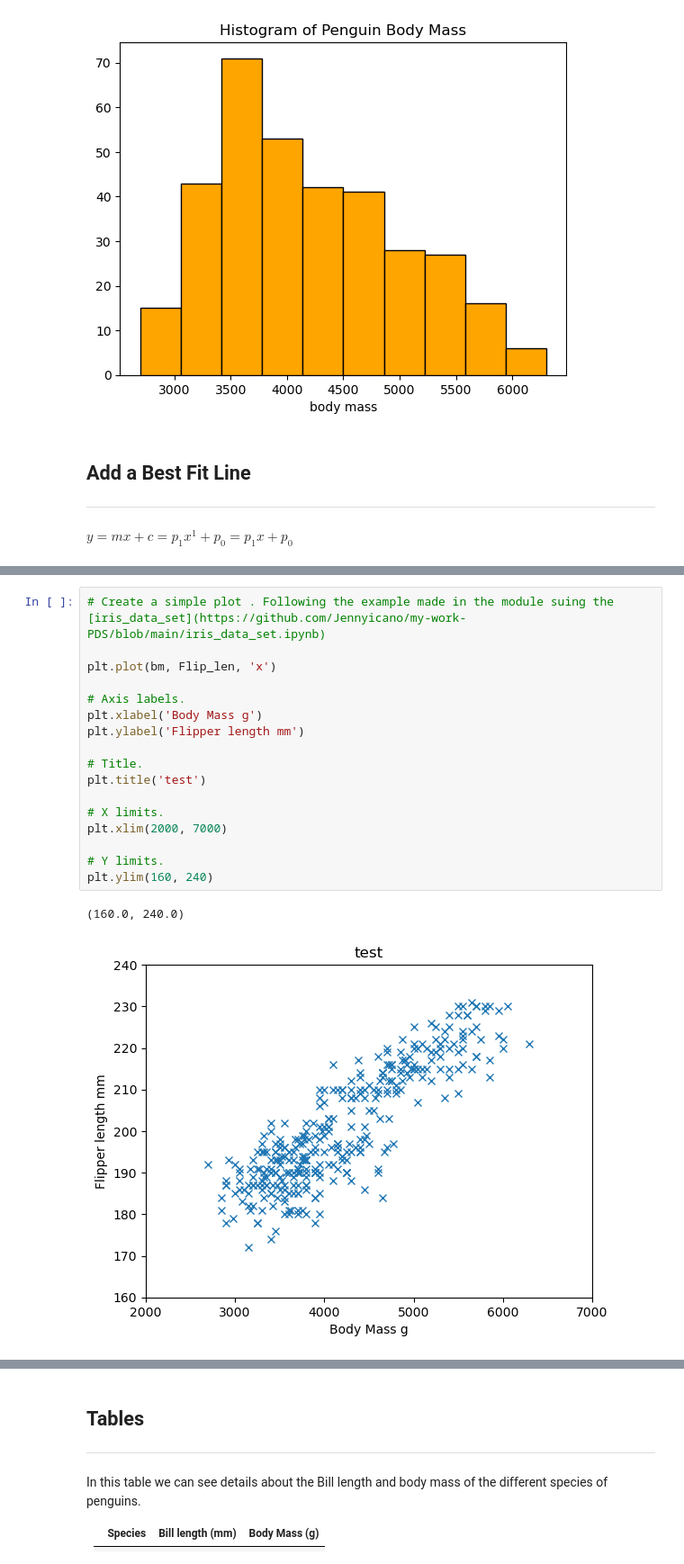
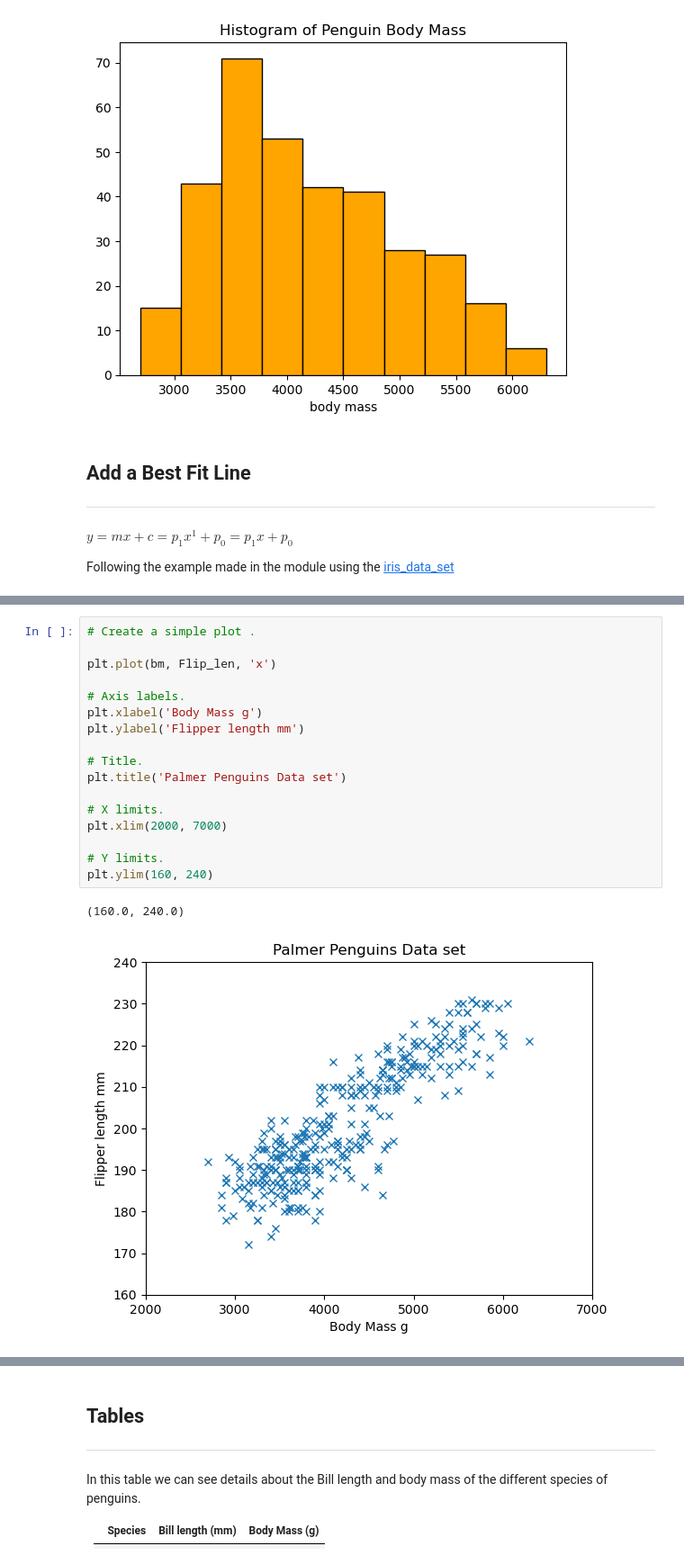
Before and after one commit to Jennyicano/myproject, a Jupyter notebook: penguins.ipynb, the cells around one changed output, grey strips where cells are left out. Shown: that part at 90% size. Saved outputs shown, nothing was run; the diff lists cells and outputs as text.

```diff
--- a/penguins.ipynb
+++ b/penguins.ipynb
@@ -420,6 +420,9 @@ Name: body_mass_g, Length: 344, dtype: float64
 ***
 
 $ y = mx + c = p_1 x^1 + p_0 = p_1 x + p_0$
+
+
+Following the example made in the module using the [iris_data_set](https://github.com/Jennyicano/my-work-PDS/blob/main/iris_data_set.ipynb)
 # %%
 # Body Mass as variable x
 
@@ -480,22 +483,22 @@ array([181., 186., 195.,  nan, 193., 190., 181., 195., 193., 190., 186.,
        216., 229., 213., 230., 217., 230., 217., 222., 214.,  nan, 215.,
        222., 212., 213.])
 # %%
-# Create a simple plot . Following the example made in the module suing the [iris_data_set](https://github.com/Jennyicano/my-work-PDS/blob/main/iris_data_set.ipynb)
+# Create a simple plot .
 
 plt.plot(bm, Flip_len, 'x')
 
 # Axis labels.
 plt.xlabel('Body Mass g')
 plt.ylabel('Flipper length mm')
 
 # Title.
-plt.title('test')
+plt.title('Palmer Penguins Data set')
 
 # X limits.
 plt.xlim(2000, 7000)
 
 # Y limits.
 plt.ylim(160, 240)
 # %% [output]
 (160.0, 240.0)
-[figure, old version]
+[figure, new version]
```
Also changed, not shown: parts of 4 cells of this notebook.
